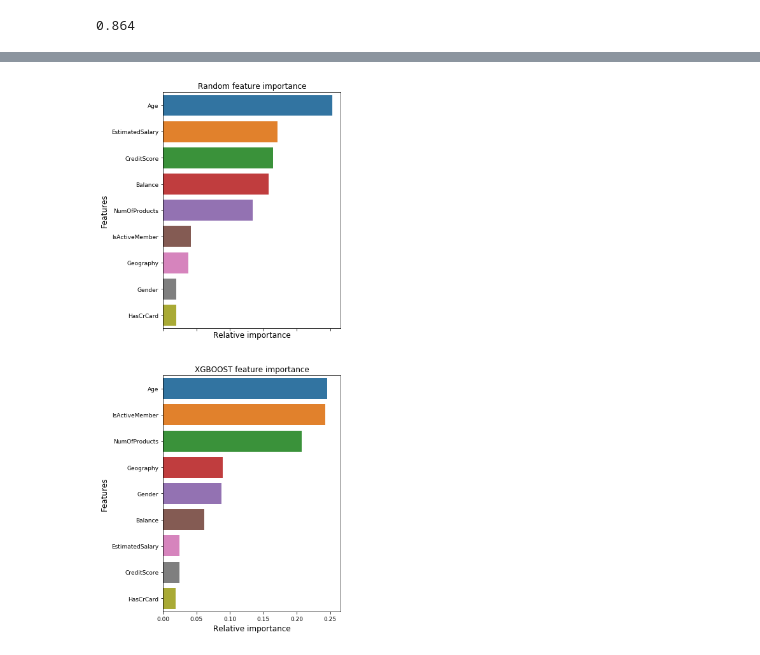
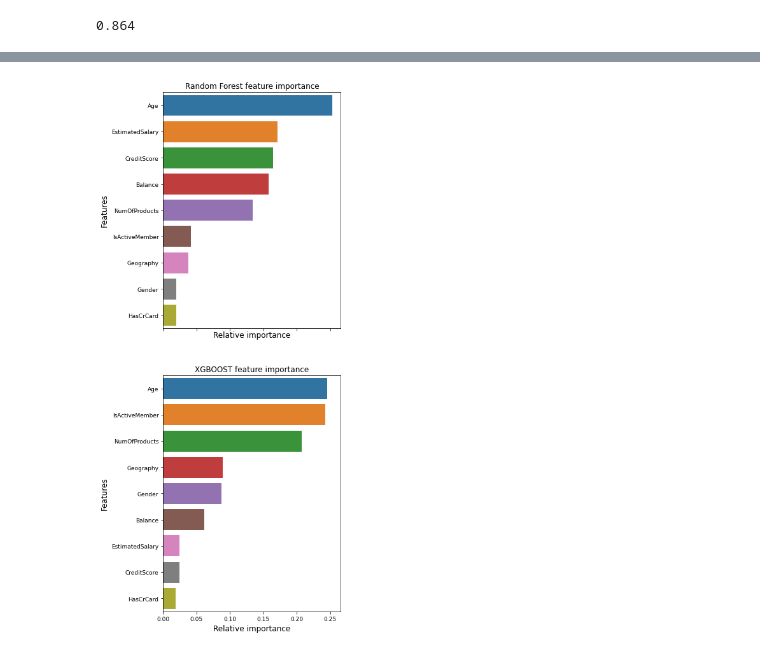
Before and after one commit to sandeepjakkaraju/bits-sem2-ml, a Jupyter notebook: ML-Assignment1.ipynb, the cells around one changed output, grey strips where cells are left out. Cells and saved outputs as stored; diff of their text form; code cells hidden in the pictures.

```diff
--- a/ML-Assignment1.ipynb
+++ b/ML-Assignment1.ipynb
@@ -388,21 +497,21 @@ accuracy_score(y_test, y_pred)
 # %%
 nrows = 2
 ncols = 1
 fig, axes = plt.subplots(nrows = nrows, ncols = ncols, sharex="all", figsize=(5,15))
 
-names_classifiers = [("Random", rf),("XGBOOST",clf5)]
+names_classifiers = [("Random Forest", rf),("XGBOOST",clf5)]
 
 nclassifier = 0
 for row in range(nrows):
     name = names_classifiers[nclassifier][0]
     classifier = names_classifiers[nclassifier][1]
     indices = np.argsort(classifier.feature_importances_)[::-1][:40]
     ddf = df[features]
     g = sns.barplot(y=ddf.columns[indices][:40],x = classifier.feature_importances_[indices][:40] , orient='h',ax=axes[row])
     g.set_xlabel("Relative importance",fontsize=12)
     g.set_ylabel("Features",fontsize=12)
     g.tick_params(labelsize=9)
     g.set_title(name + " feature importance")
     nclassifier += 1
 # %% [output]
-[figure, old version]
+[figure, new version]
```
Also changed, not shown: parts of 23 cells of this notebook.
